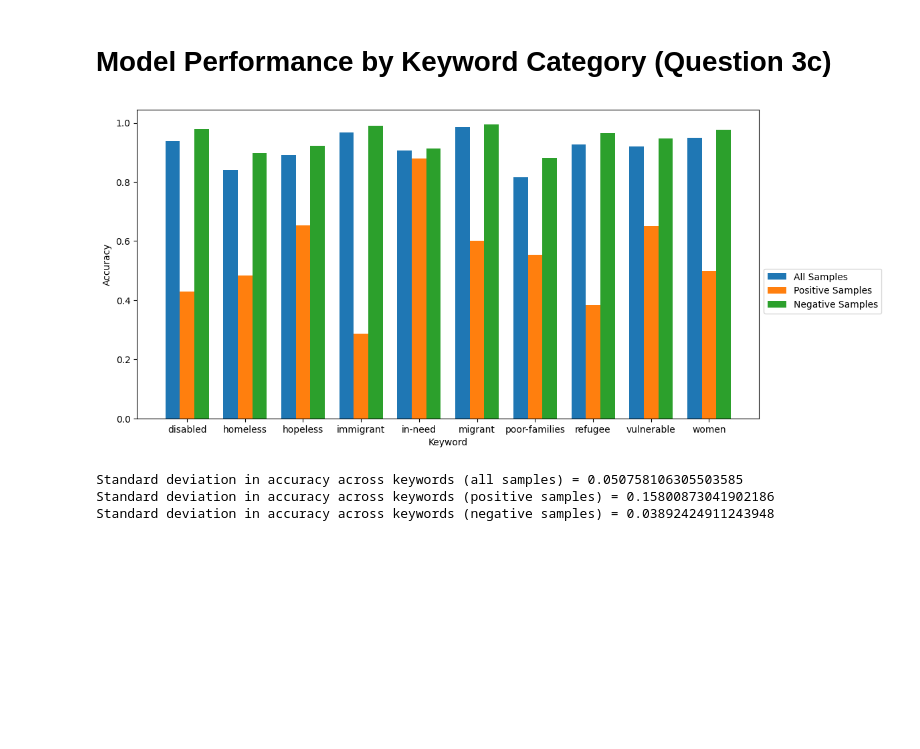
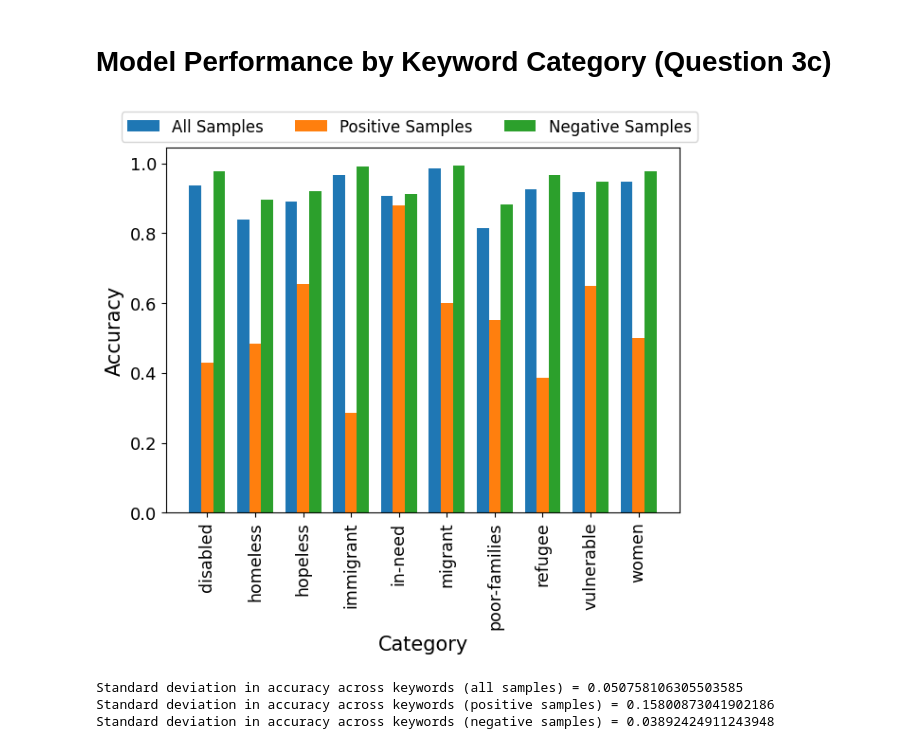
Before and after one commit to monkeytim19/nlp-classification, a Jupyter notebook: model_analysis.ipynb, the cells around one changed output. Saved outputs shown, nothing was run; the diff lists cells and outputs as text; code cells hidden in the pictures; blank space fills up the shorter version.

Commit message:
updated figure size

```diff
--- a/model_analysis.ipynb
+++ b/model_analysis.ipynb
@@ -295,21 +300,27 @@ neg_accuracy_by_keyword = generate_accuracy_by_keyword(dev_df[dev_df['pcl'] == 0
 # %%
 width = 0.25
 x_axis = np.arange(len(all_keywords))
 
-plt.figure(figsize=(12, 6))
+plt.figure(figsize=(7, 5))
 plt.bar(x_axis, accuracy_by_keyword.values(), width=width, label='All Samples')
 plt.bar(x_axis + width, pos_accuracy_by_keyword.values(), width=width, label='Positive Samples')
 plt.bar(x_axis + width*2, neg_accuracy_by_keyword.values(), width=width, label='Negative Samples')
 
-plt.xlabel("Keyword")
-plt.ylabel("Accuracy")
+plt.xticks(x_axis+width, all_keywords, rotation=90)
+plt.legend(loc='best',
+            bbox_to_anchor=(1.05, 1.12),
+             ncol=3,
+            fontsize=12)
 
-plt.xticks(x_axis+width, all_keywords)
-plt.legend(bbox_to_anchor=(1, 0.5))
+plt.xlabel("Category", fontsize=15)
+plt.ylabel("Accuracy", fontsize=15)
+
+plt.xticks(fontsize=12.5)
+plt.yticks(fontsize=13)
 
 plt.show()
 # %% [output]
-[figure, old version]
+[figure, new version]
 # %%
 # Examine the variability of the test accuracy across different keywords
 print(f'Standard deviation in accuracy across keywords (all samples) = {np.std(list(accuracy_by_keyword.values()))}')
```
Also changed, not shown: parts of 1 cell of this notebook.
